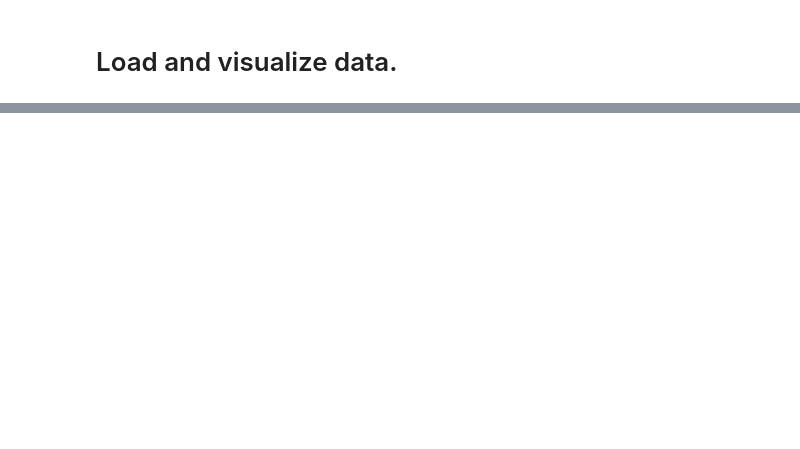
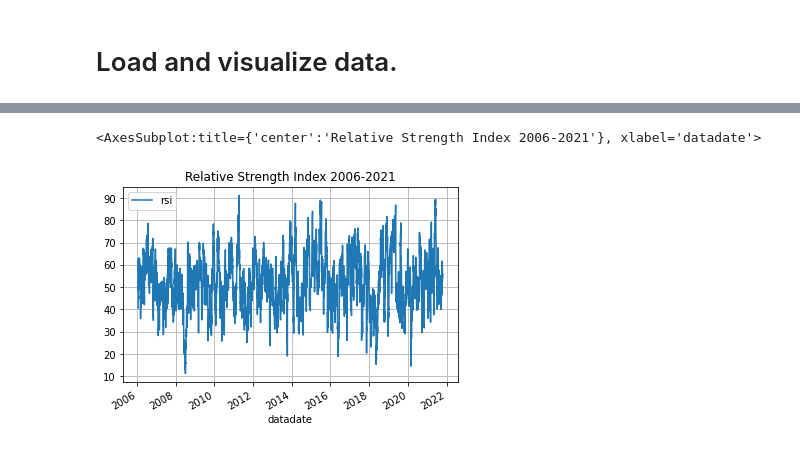
Before and after one commit to clarah2/stock-trading, a Jupyter notebook: data visualization.ipynb, the cells around one changed output, grey strips where cells are left out. Saved outputs shown, nothing was run; the diff lists cells and outputs as text; code cells hidden in the pictures; blank space fills up the shorter version.

```diff
--- a/data visualization.ipynb
+++ b/data visualization.ipynb
@@ -45,0 +47,4 @@ coke_data.plot('datadate', 'prccd', title='Coke closing stock price from 2006-20
+# %%
+#RSI, MACD, OBV, CCI, ADI
+coke_data['rsi'] = talib.RSI(coke_data['prcod']) #default period of 14 days
+coke_data['rsi'][:15]
@@ -45,0 +68,5 @@ coke_data.plot('datadate', 'prccd', title='Coke closing stock price from 2006-20
+# %%
+coke_data.plot('datadate', 'rsi', title='Relative Strength Index 2006-2021', grid=True)
+# %% [output]
+<AxesSubplot:title={'center':'Relative Strength Index 2006-2021'}, xlabel='datadate'>
+[figure, added]
```
Also changed, not shown: parts of 12 cells of this notebook.
